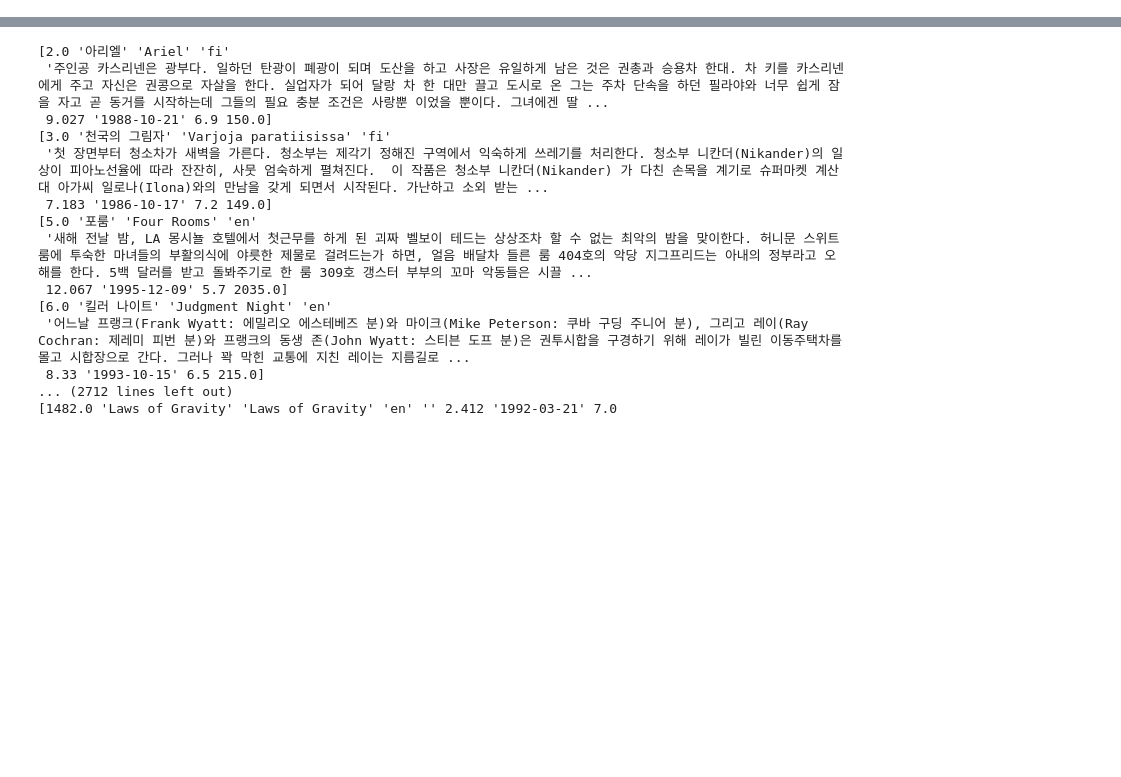
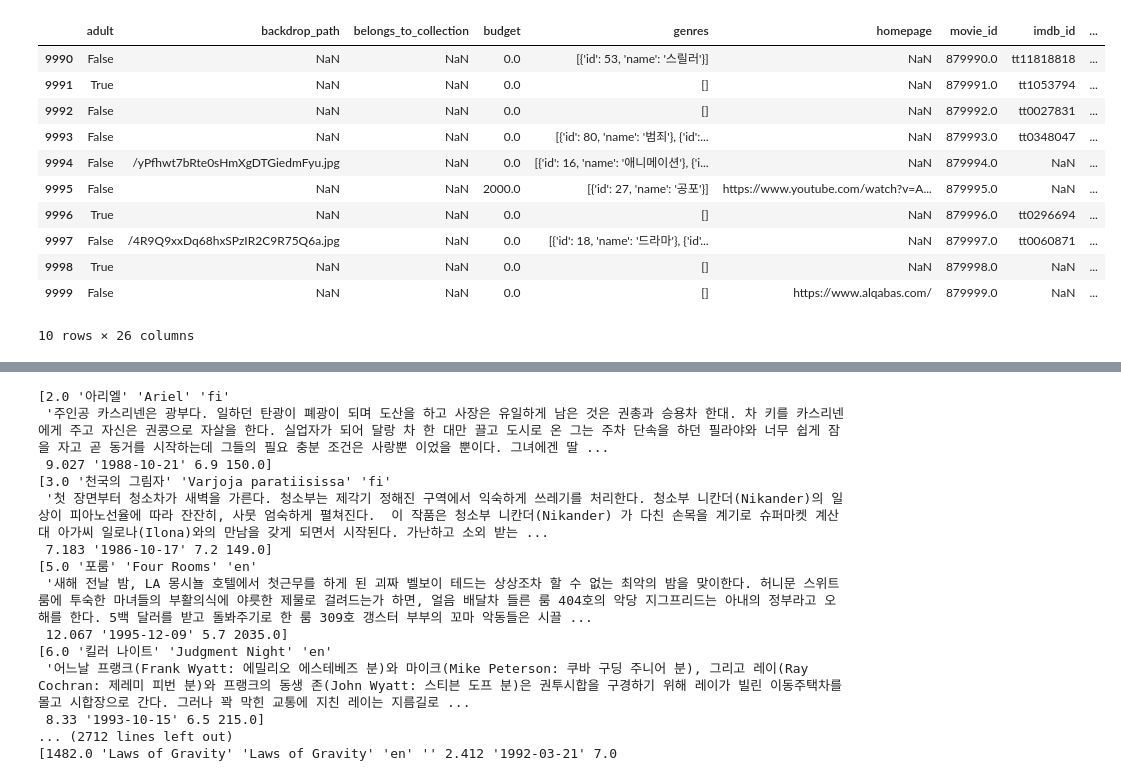
Before and after one commit to seonghun0/project-team3-data, a Jupyter notebook: scripts/insert_movie_data3.ipynb, the cells around one changed output, grey strips where cells are left out. Cells and saved outputs as stored; diff of their text form; code cells hidden in the pictures; blank space fills up the shorter version.

```diff
--- a/scripts/insert_movie_data3.ipynb
+++ b/scripts/insert_movie_data3.ipynb
@@ -26,8 +28,10 @@ files
 # %%
+# csv파일 DB(mysql)에 저장  ->   510,392개 데이터
+
 import numpy as np
 
 # 1. connect
-conn = pymysql.connect(host="127.0.0.1", port=3306, db='finalteam3', user="root", password="mysql", charset="utf8")
+conn = pymysql.connect(host="127.0.0.1", port=3306, db='finalteam3', user="kdigital", password="mysql", charset="utf8")
 
 # 2. get command object
 cursor = conn.cursor()
@@ -35,7 +39,7 @@ cursor = conn.cursor()
 #cursor.execute("delete from movie") #기존 데이터를 지울 때 주석을 풀어주세요
 
 error_list = []
-
+movie3 = []
 for file in files:
     # if file.find('tmdbmovielist') == 0 and file.find('100000-149999') == -1 and file.find('20000-99999') == -1:
     if file.find('tmdbmovielist') == 0:
@@ -48,14 +52,14 @@ for file in files:
 
             movies.drop(movies.columns[0], axis=1, inplace=True)
 
-            movies2 = movies[movies['status_message'].isna()] # 정ㄱ상적인 아이들만
+            movies2 = movies[movies['status_message'].isna()] # 정상적인 아이들만
 
             movies2 = movies2.drop(["success","status_code","status_message"], axis=1)
+            movie3.append(list(movies2.values))
             # movies2['original_language'] = movies2['original_language'].apply(lambda ol: ol if ol else '')
             movies2['overview'] = movies2['overview'].apply(lambda ov : ov if str(ov) != 'nan' else '')
             movies2['release_date'] = movies2['release_date'].apply(lambda ov : ov if str(ov) != 'nan' else '')
             movies2['poster_path'] = movies2['poster_path'].apply(lambda ov : ov if str(ov) != 'nan' else '')
-
             print(movies2.values.shape)
             # 3. execute command
             sql = """insert into movie (movie_id, title, subtitle, original_language, overview, popularity, release_date, vote_average, vote_count, posterpath)
@@ -70,7 +74,7 @@ for file in files:
 
         # break
 
-conn.commit() # confirm previous execution
+conn.commit() # confirm previous executio
 # 4. close resource
 cursor.close()
 conn.close()
@@ -94,0 +134,32 @@ tmdbmovielist(220000-229999).csv
+# %%
+# DB(mysql) table column이름과 컬럼이름 통일
+
+movies2.rename(columns={'id':'movie_id', 'original_title':'subtitle', 'poster_path': 'posterpath'}, inplace=True)
+# %%
+# genres칼럼에서 id만 추출하여 genre_ids칼럼 만들기
+
+def genres_str_to_list(genres_str):
+    import json
+    genres_list = json.loads(genres_str.replace("\'", "\""))
+    genre_id_list = []
+    for genre in genres_list:
+        genre_id_list.append(genre['id'])
+
+    return genre_id_list
+
+movies2['genre_ids'] = movies2["genres"].map(genres_str_to_list)
+
+movies2.tail(10)
+# %% [output]
+|  | adult | backdrop_path | belongs_to_collection | budget | genres | homepage | movie_id | imdb_id | ... |
+| 9990 | False | NaN | NaN | 0.0 | [{'id': 53, 'name': '스릴러'}] | NaN | 879990.0 | tt11818818 | ... |
+| 9991 | True | NaN | NaN | 0.0 | [] | NaN | 879991.0 | tt1053794 | ... |
+| 9992 | False | NaN | NaN | 0.0 | [] | NaN | 879992.0 | tt0027831 | ... |
+| 9993 | False | NaN | NaN | 0.0 | [{'id': 80, 'name': '범죄'}, {'id':... | NaN | 879993.0 | tt0348047 | ... |
+| 9994 | False | /yPfhwt7bRte0sHmXgDTGiedmFyu.jpg | NaN | 0.0 | [{'id': 16, 'name': '애니메이션'}, {'i... | NaN | 879994.0 | NaN | ... |
+| 9995 | False | NaN | NaN | 2000.0 | [{'id': 27, 'name': '공포'}] | https://www.youtube.com/watch?v=A... | 879995.0 | NaN | ... |
+| 9996 | True | NaN | NaN | 0.0 | [] | NaN | 879996.0 | tt0296694 | ... |
+| 9997 | False | /4R9Q9xxDq68hxSPzIR2C9R75Q6a.jpg | NaN | 0.0 | [{'id': 18, 'name': '드라마'}, {'id'... | NaN | 879997.0 | tt0060871 | ... |
+| 9998 | True | NaN | NaN | 0.0 | [] | NaN | 879998.0 | NaN | ... |
+| 9999 | False | NaN | NaN | 0.0 | [] | https://www.alqabas.com/ | 879999.0 | NaN | ... |
+10 rows × 26 columns
```
Also changed, not shown: parts of 18 cells of this notebook, 8 other files.
